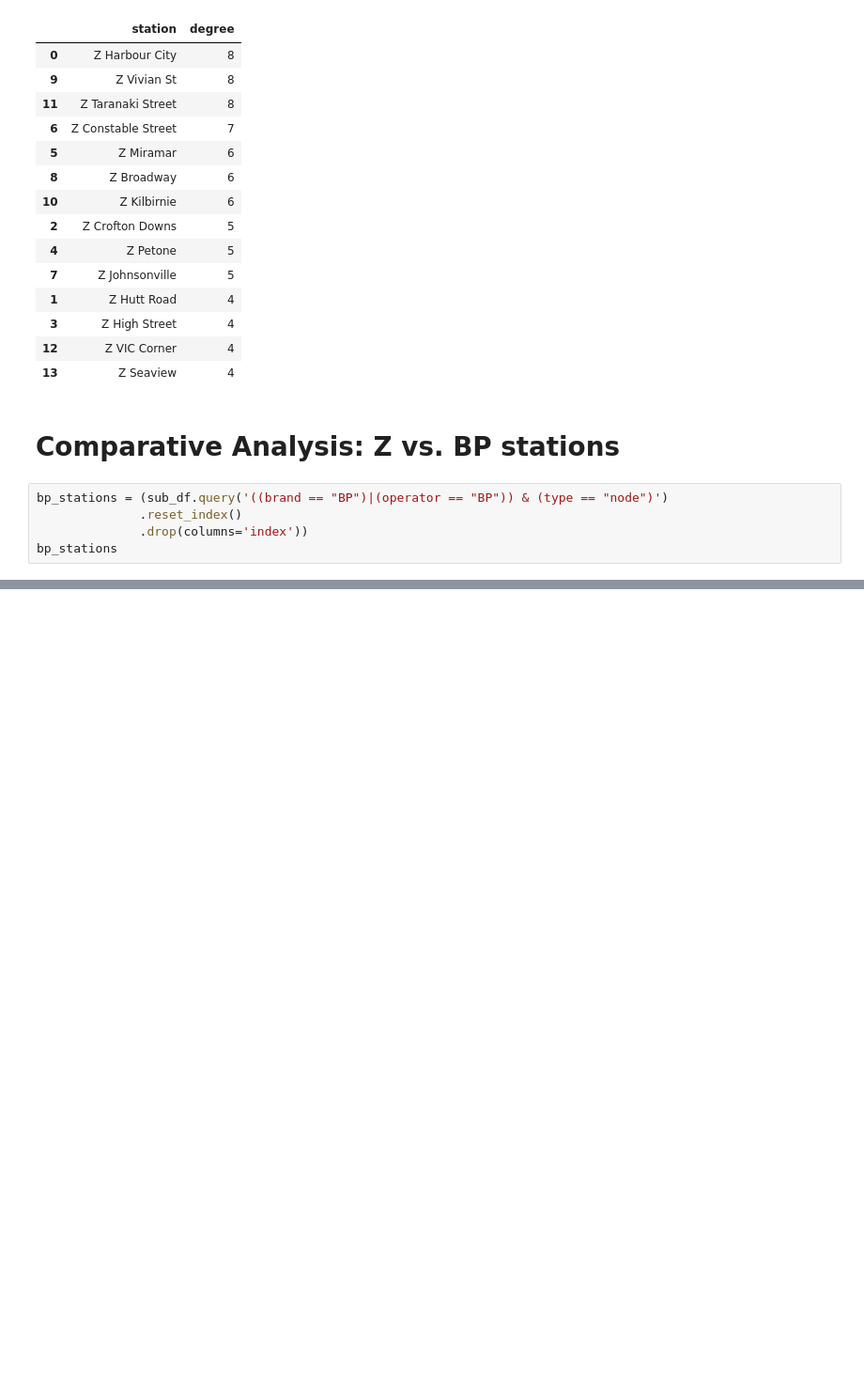
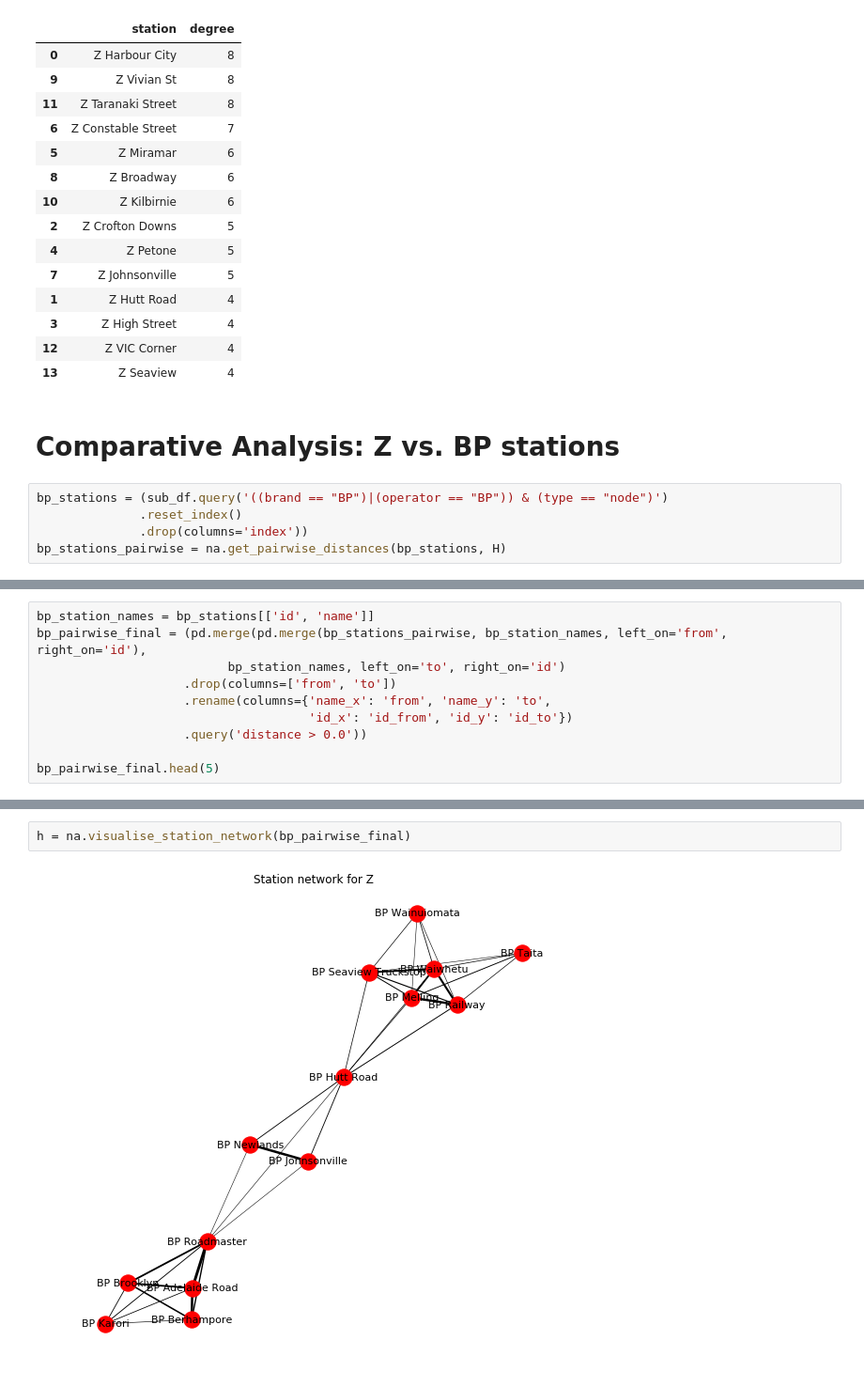
Before and after one commit to shriv/fuel-stations, a Jupyter notebook: Fuel Stations Analysis.ipynb, the cells around one changed output, grey strips where cells are left out. Shown at 94% size. Saved outputs shown, nothing was run; the diff lists cells and outputs as text; blank space fills up the shorter version.

```diff
--- a/Fuel Stations Analysis.ipynb
+++ b/Fuel Stations Analysis.ipynb
@@ -343,4 +303,4 @@ nx.draw_networkx_labels(g, layout, font_size=11, font_family='sans-serif');
 bp_stations = (sub_df.query('((brand == "BP")|(operator == "BP")) & (type == "node")')
               .reset_index()
               .drop(columns='index'))
-bp_stations
+bp_stations_pairwise = na.get_pairwise_distances(bp_stations, H)
@@ -357,0 +307,10 @@ bp_stations
+# %%
+bp_station_names = bp_stations[['id', 'name']]
+bp_pairwise_final = (pd.merge(pd.merge(bp_stations_pairwise, bp_station_names, left_on='from', right_on='id'),
+                          bp_station_names, left_on='to', right_on='id')
+                    .drop(columns=['from', 'to'])
+                    .rename(columns={'name_x': 'from', 'name_y': 'to',
+                                     'id_x': 'id_from', 'id_y': 'id_to'})
+                    .query('distance > 0.0'))
+
+bp_pairwise_final.head(5)
@@ -357,0 +324,4 @@ bp_stations
+# %%
+h = na.visualise_station_network(bp_pairwise_final)
+# %% [output]
+[figure, added]
```
Also changed, not shown: parts of 11 cells of this notebook, 1 other file.
